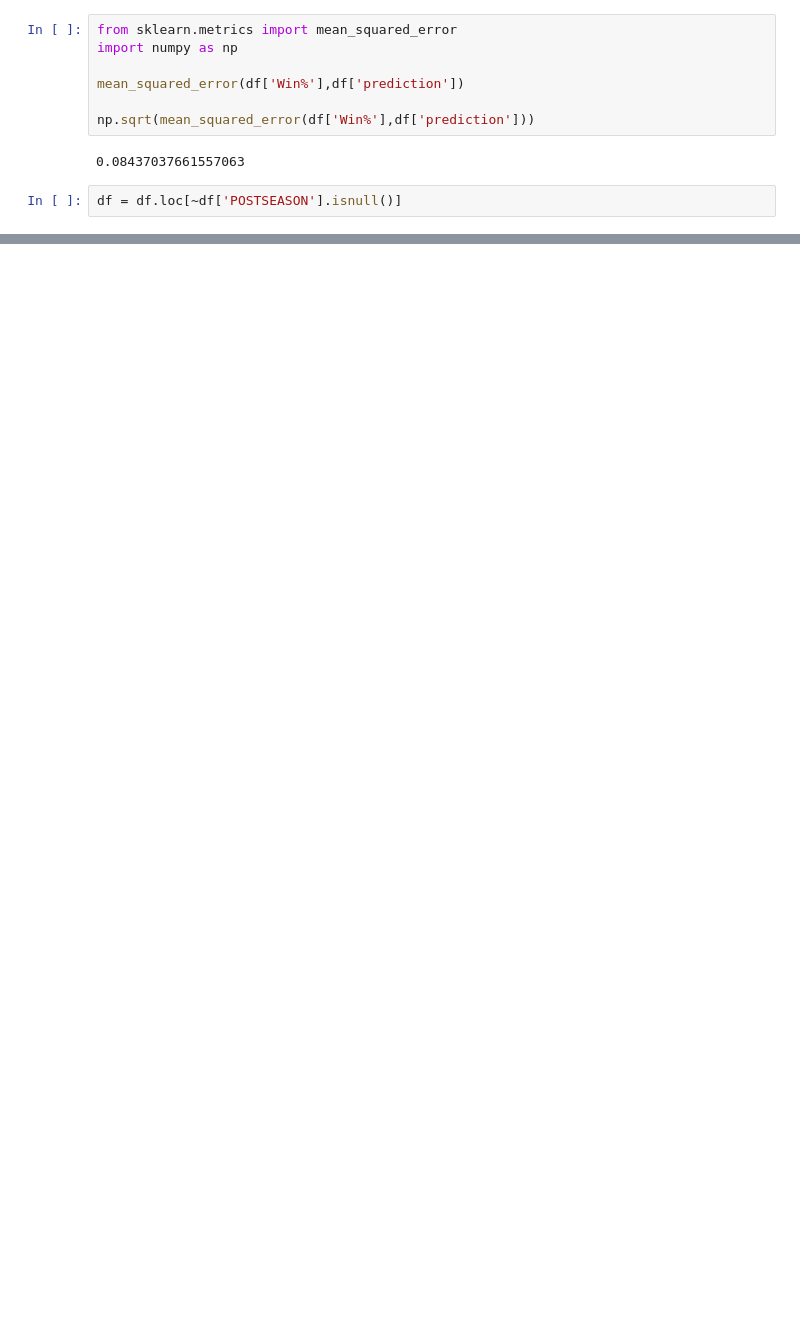
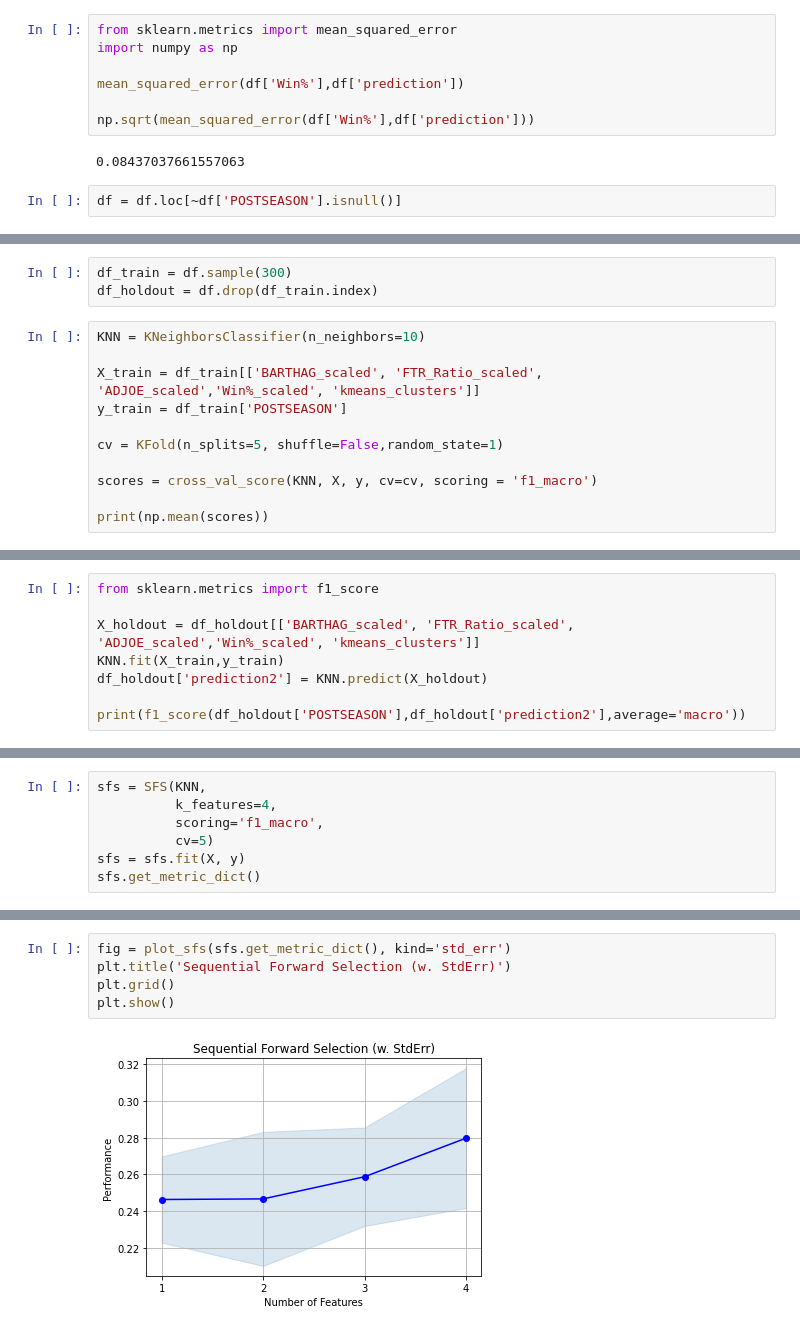
Before and after one commit to llillard99/LinearReg, a Jupyter notebook: Sports_Data_Set.ipynb, the cells around one changed output, grey strips where cells are left out. Drawn from its saved outputs; the diff is of its cells as text; blank space fills up the shorter version.

```diff
--- a/Sports_Data_Set.ipynb
+++ b/Sports_Data_Set.ipynb
@@ -139,0 +200,14 @@ df = df.loc[~df['POSTSEASON'].isnull()]
+# %%
+df_train = df.sample(300)
+df_holdout = df.drop(df_train.index)
+# %%
+KNN = KNeighborsClassifier(n_neighbors=10)
+
+X_train = df_train[['BARTHAG_scaled', 'FTR_Ratio_scaled', 'ADJOE_scaled','Win%_scaled', 'kmeans_clusters']]
+y_train = df_train['POSTSEASON']
+
+cv = KFold(n_splits=5, shuffle=False,random_state=1)
+
+scores = cross_val_score(KNN, X, y, cv=cv, scoring = 'f1_macro')
+
+print(np.mean(scores))
@@ -139,0 +216,8 @@ df = df.loc[~df['POSTSEASON'].isnull()]
+# %%
+from sklearn.metrics import f1_score
+
+X_holdout = df_holdout[['BARTHAG_scaled', 'FTR_Ratio_scaled', 'ADJOE_scaled','Win%_scaled', 'kmeans_clusters']]
+KNN.fit(X_train,y_train)
+df_holdout['prediction2'] = KNN.predict(X_holdout)
+
+print(f1_score(df_holdout['POSTSEASON'],df_holdout['prediction2'],average='macro'))
@@ -139,0 +230,7 @@ df = df.loc[~df['POSTSEASON'].isnull()]
+# %%
+sfs = SFS(KNN,
+          k_features=4,
+          scoring='f1_macro',
+          cv=5)
+sfs = sfs.fit(X, y)
+sfs.get_metric_dict()
@@ -139,0 +255,7 @@ df = df.loc[~df['POSTSEASON'].isnull()]
+# %%
+fig = plot_sfs(sfs.get_metric_dict(), kind='std_err')
+plt.title('Sequential Forward Selection (w. StdErr)')
+plt.grid()
+plt.show()
+# %% [output]
+[figure, added]
```
Also changed, not shown: parts of 24 cells of this notebook.
